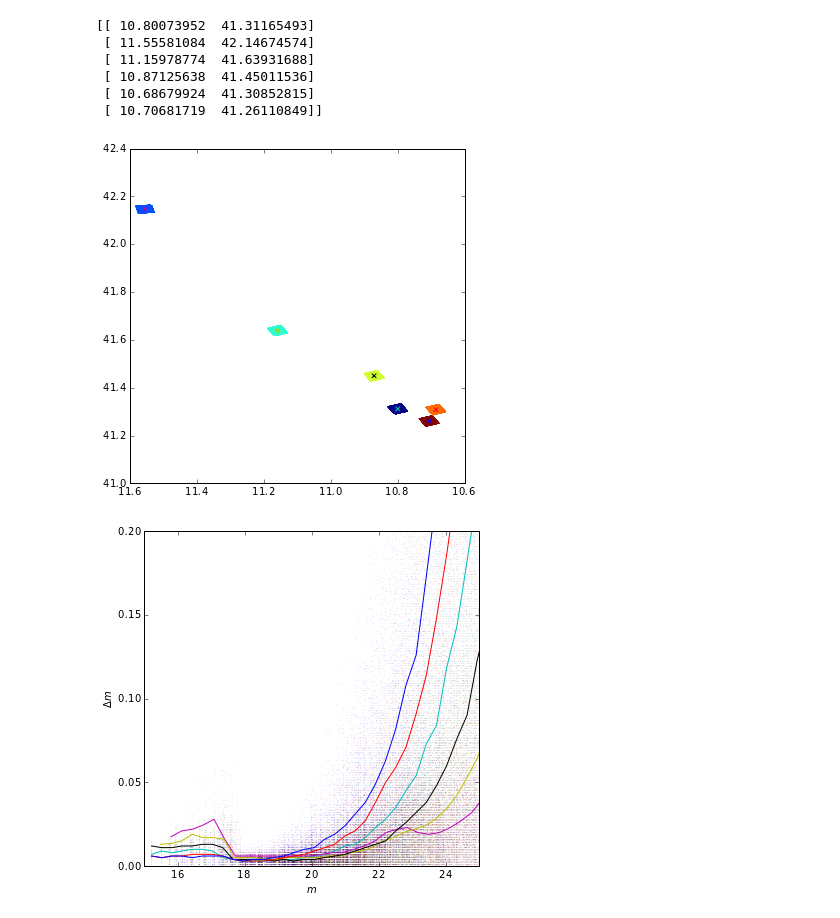
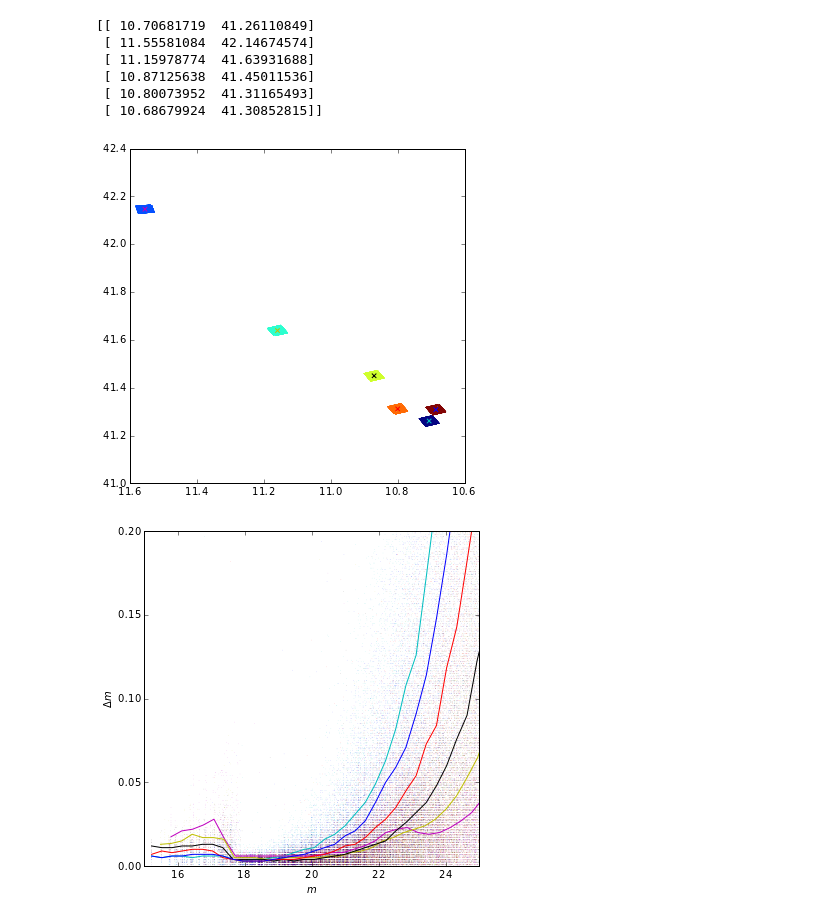
Before and after one commit to jonathansick/m31hst, a Jupyter notebook: notebooks/phat_ast.ipynb, the cells around one changed output. Cells and saved outputs as stored; diff of their text form; code cells hidden in the pictures.

```diff
--- a/notebooks/phat_ast.ipynb
+++ b/notebooks/phat_ast.ipynb
@@ -9,32 +9,32 @@ from m31hst.phatast import load_phat_ast_table
 t = load_phat_ast_table()
 # %%
 km = KMeans(n_clusters=6)
-xy = np.vstack((t['ra'], t['deg'])).T
+xy = np.vstack((t['ra'], t['dec'])).T
 km.fit(xy)
 centers = km.cluster_centers_
 print centers
 # %% [output]
-[[ 10.80073952  41.31165493]
+[[ 10.70681719  41.26110849]
  [ 11.55581084  42.14674574]
  [ 11.15978774  41.63931688]
  [ 10.87125638  41.45011536]
- [ 10.68679924  41.30852815]
- [ 10.70681719  41.26110849]]
+ [ 10.80073952  41.31165493]
+ [ 10.68679924  41.30852815]]
 # %%
 colors = ['c', 'm', 'y', 'k', 'r', 'b']
 
 figure = plt.figure(figsize=(6, 6))
 ax = figure.add_subplot(111)
-ax.scatter(t['ra'], t['deg'],
+ax.scatter(t['ra'], t['dec'],
            marker='.', edgecolors='None', s=1,
            c=km.labels_, rasterized=True)
 ax.scatter(centers[:, 0], centers[:, 1],
            marker='x', s=20, c='None',
            edgecolors=colors, zorder=10)
 ax.set_xlim(11.6, 10.6)
 figure.show()
 # %% [output]
-[figure, old version]
+[figure, new version]
 # %%
 f2 = plt.figure(figsize=(6, 6))
 ax = f2.add_subplot(111)
@@ -56,7 +56,7 @@ ax.set_ylim(0, 0.2)
 ax.set_xlim(15., 25.)
 f2.show()
 # %% [output]
-[figure, old version]
+[figure, new version]
 # %%
 f3 = plt.figure(figsize=(6, 6))
 ax = f3.add_subplot(111)
```
Also changed, not shown: parts of 2 cells of this notebook, 1 other file.
